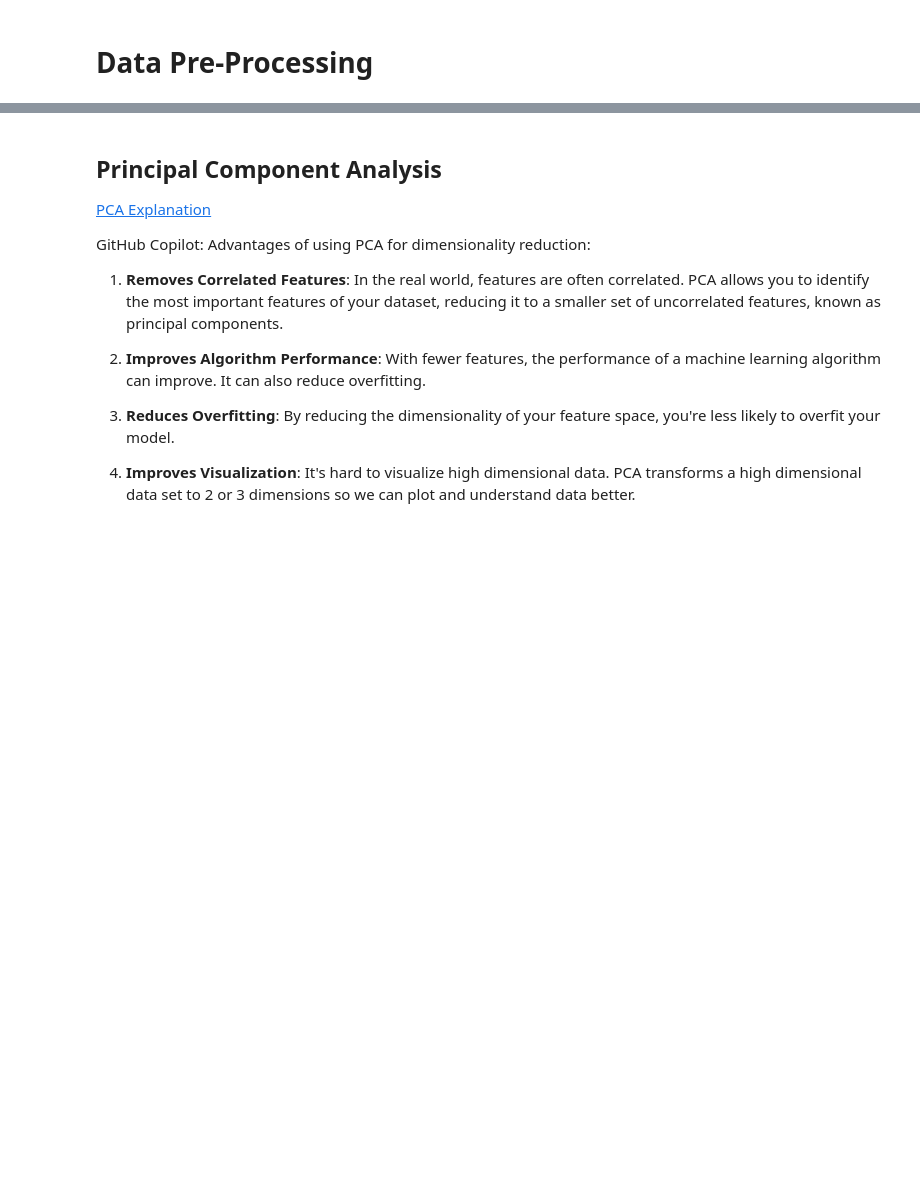
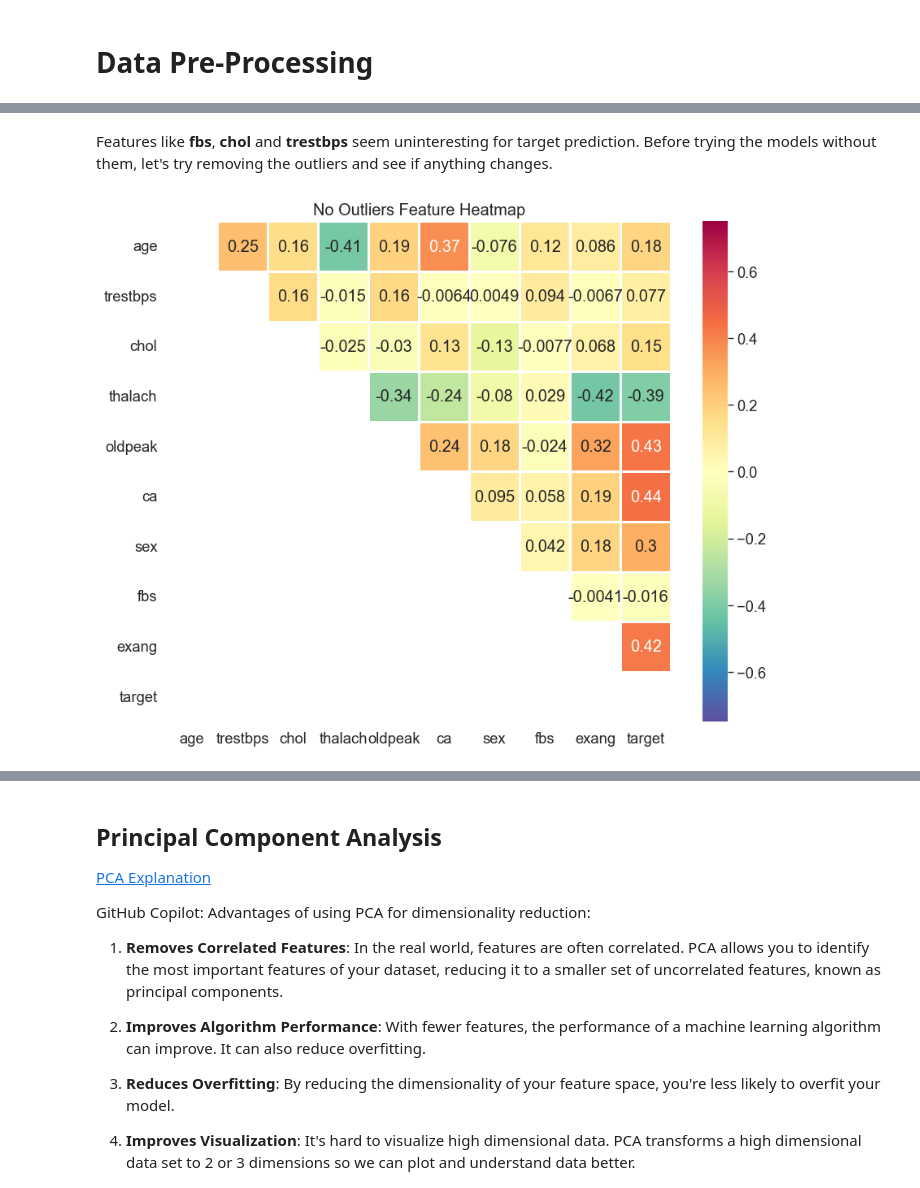
Before and after one commit to diogocerveira/heart-prediese, a Jupyter notebook: DACO_project.ipynb, the cells around one changed output, grey strips where cells are left out. Drawn from its saved outputs; the diff is of its cells as text; code cells hidden in the pictures; blank space fills up the shorter version.

```diff
--- a/DACO_project.ipynb
+++ b/DACO_project.ipynb
@@ -98,0 +105,25 @@ X_oneHot_heatmapped = data.drop(["age", "trestbps", "chol"], axis=1)
+# %% [markdown]
+Features like **fbs**, **chol** and **trestbps** seem uninteresting for target prediction. Before trying the models without them, let's try removing the outliers and see if anything changes.
+# %%
+X_heatmap = X[numericFeatures]
+
+Q1 = X_heatmap.quantile(0.25)
+Q3 = X_heatmap.quantile(0.75)
+IQR = Q3 - Q1
+
+# Removing outliers 1.5 * IQR below and above the Q1 and Q3, respectively
+X_heatmap_noOut =  X_heatmap[~((X_heatmap < (Q1 - 1.5 * IQR)) | (X_heatmap > (Q3 + 1.5 * IQR))).any(axis=1)]
+X_heatmap_noOut = pd.concat([X_heatmap_noOut, X[["sex", "fbs", "exang"]]], axis=1)
+
+dataCorr_noOut = pd.concat([X_heatmap_noOut, data["target"]], axis=1).corr()
+
+upperHalf_mask = np.tril(np.ones_like(dataCorr_noOut, dtype=bool))
+
+plt.figure(figsize=figsize)
+plt.title("No Outliers Feature Heatmap")
+sns.heatmap(dataCorr_noOut, annot=True, linewidths=2,
+            mask=upperHalf_mask, cmap="Spectral_r", vmin=vmin, vmax=vmax
+)
+plt.savefig(f"plots/heatmap/heatmap_noOutliers.png")
+# %% [output]
+[figure, added]
```
Also changed, not shown: parts of 14 cells of this notebook, 19 other files.
